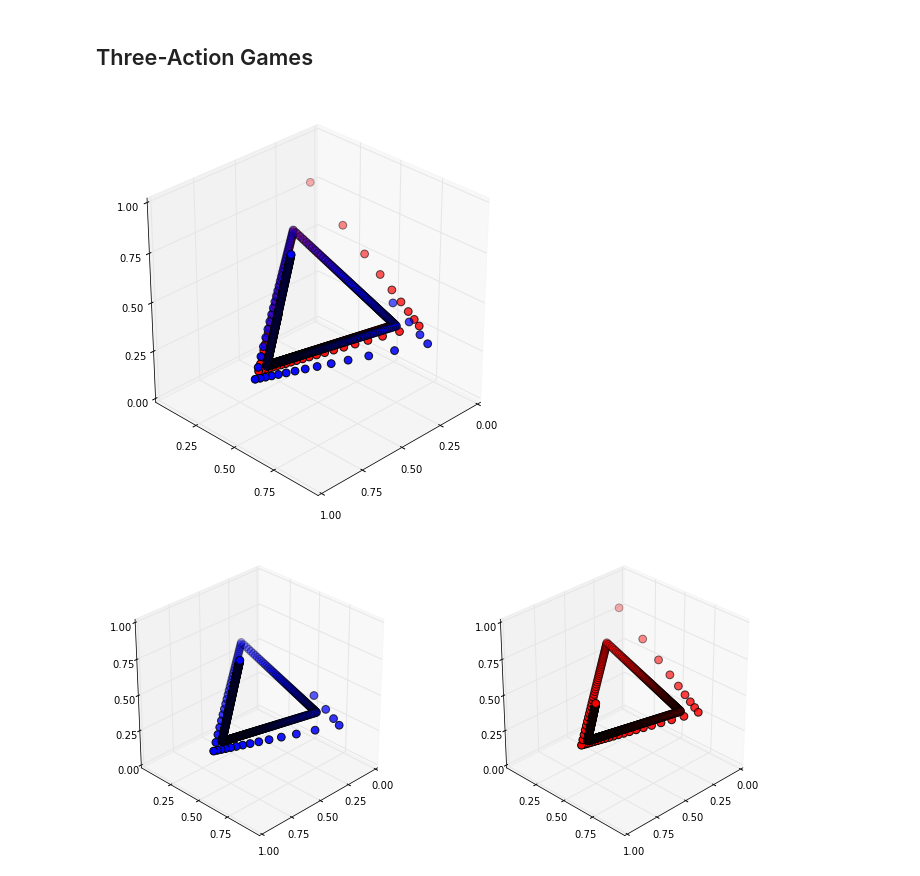
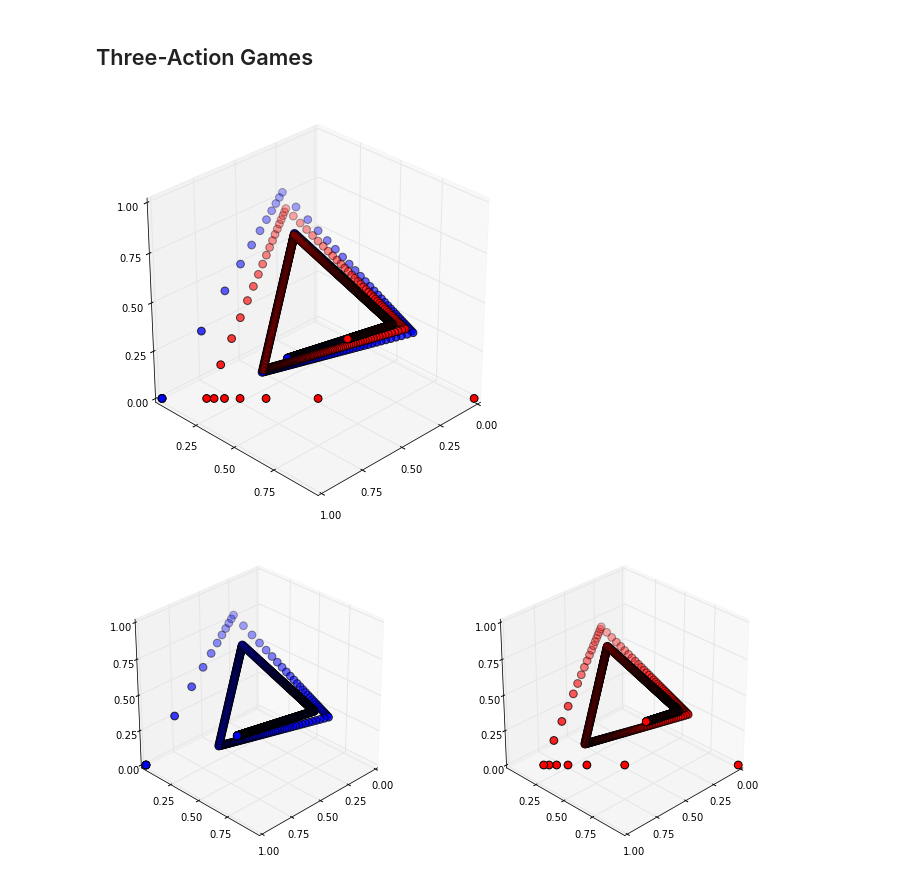
Before and after one commit to oyamad/game_theory_models, a Jupyter notebook: fictplay_ex01.ipynb, the cells around one changed output. Saved outputs shown, nothing was run; the diff lists cells and outputs as text; code cells hidden in the pictures.

```diff
--- a/fictplay_ex01.ipynb
+++ b/fictplay_ex01.ipynb
@@ -68,14 +64,14 @@ shapley_game = [[(1, 0), (0, 0), (0, 1)],
                 [(0, 0), (0, 1), (1, 0)]]
 fp1 = fictplay.FictitiousPlay(shapley_game)
 # %%
-ts_length = 500
-belief_sequences = fp1.simulate(ts_length)
+ts_length = 1000
+belief_sequences = fp1.simulate(ts_length, init_actions=(1, 0))
 # %%
-T0 = 3
+T0 = 0
 plot3d((belief_sequences[0][T0:], belief_sequences[1][T0:]))
 # %% [output]
-[figure, old version]
+[figure, new version]
 # %%
 plot3d((belief_sequences[0][T0:], belief_sequences[1][T0:]), mult_subplots=True)
 # %% [output]
-[figure, old version]
+[figure, new version]
```
Also changed, not shown: parts of 2 cells of this notebook, 1 other file.
